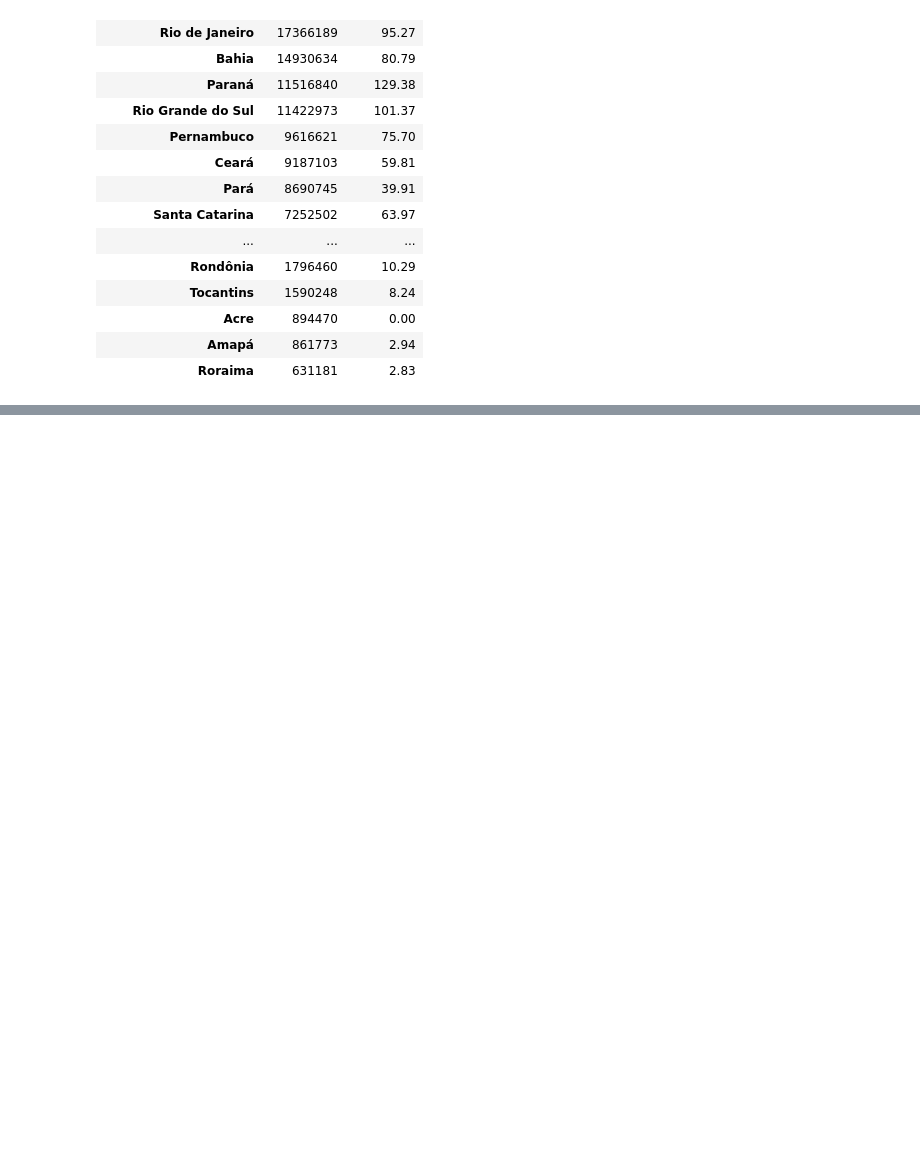
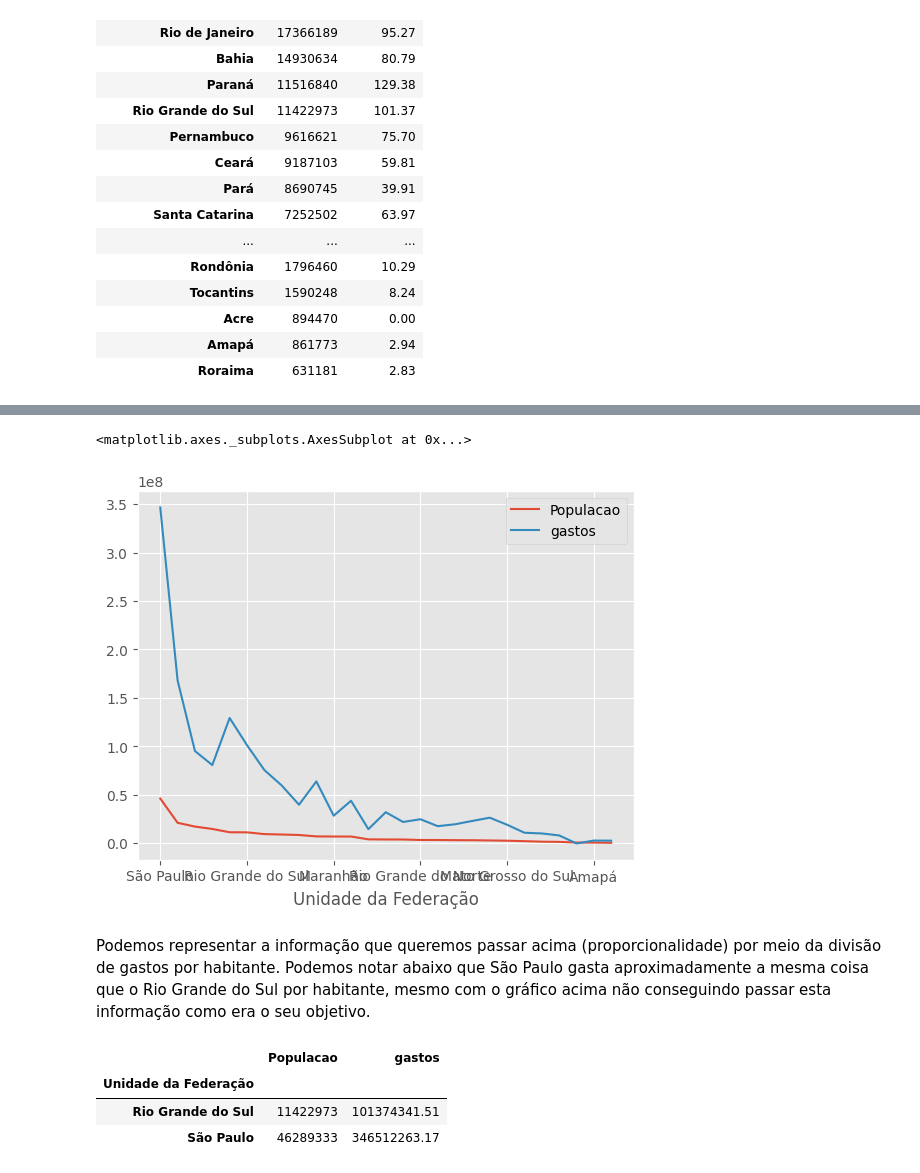
Before and after one commit to marcoantonioafernandes/bootcamp_data_science_aulas, a Jupyter notebook: Bootcamp_DS_Alura.ipynb, the cells around one changed output, grey strips where cells are left out. Saved outputs shown, nothing was run; the diff lists cells and outputs as text; code cells hidden in the pictures; blank space fills up the shorter version.

```diff
--- a/Bootcamp_DS_Alura.ipynb
+++ b/Bootcamp_DS_Alura.ipynb
@@ -944,7 +944,8 @@ Name: 2020/Ago, dtype: float64
 # %% [markdown]
 Problemas com espaços -> Método strip de strings arranca espaços do começo e do fim
 # %%
-population_data.join(data_last_month)
+population_spending_data = population_data.join(data_last_month)
+population_spending_data
 # %% [output]
 |  | Populacao | 2020/Ago |
 | Unidade da Federação |  |  |
@@ -966,0 +974,16 @@ population_data.join(data_last_month)
+# %%
+population_spending_data["gastos"] = population_spending_data["2020/Ago"] * 1000000
+population_spending_data[["Populacao", "gastos"]].plot()
+# %% [output]
+<matplotlib.axes._subplots.AxesSubplot at 0x...>
+[figure, added]
+# %% [markdown]
+Podemos representar a informação que queremos passar acima (proporcionalidade) por meio da divisão de gastos por habitante.
+Podemos notar abaixo que São Paulo gasta aproximadamente a mesma coisa que o Rio Grande do Sul por habitante, mesmo com o gráfico acima não conseguindo passar esta informação como era o seu objetivo.
+# %%
+population_spending_data[["Populacao", "gastos"]].loc[["Rio Grande do Sul", "São Paulo"]]
+# %% [output]
+|  | Populacao | gastos |
+| Unidade da Federação |  |  |
+| Rio Grande do Sul | 11422973 | 101374341.51 |
+| São Paulo | 46289333 | 346512263.17 |
```
Also changed, not shown: parts of 34 cells of this notebook.
